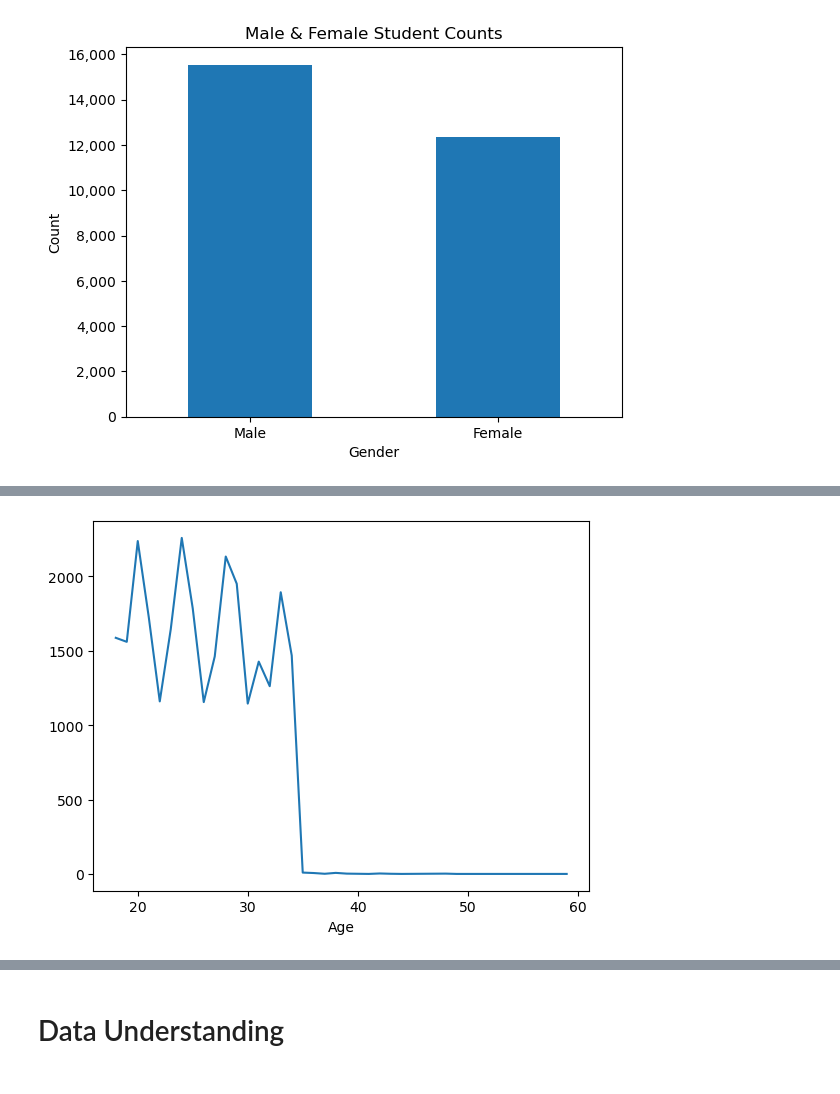
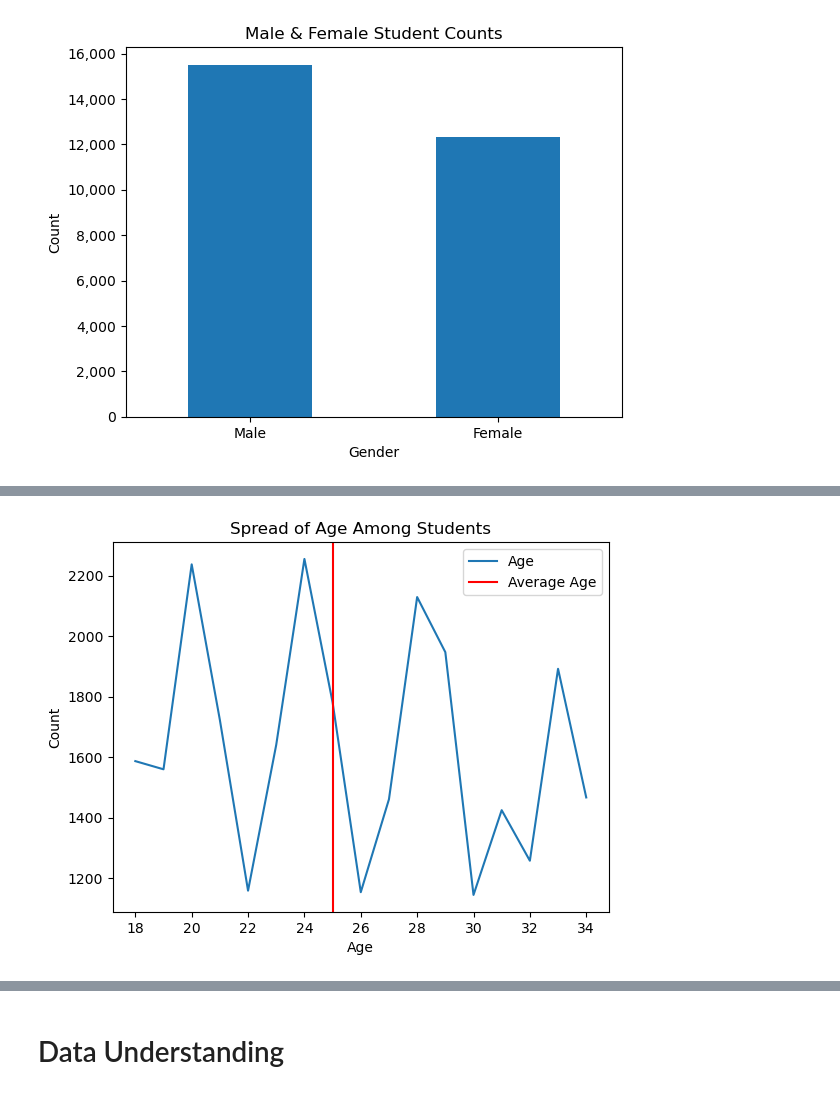
Before and after one commit to Djohnson1313/predicting_student_depression, a Jupyter notebook: predicting_student_depression.ipynb, the cells around one changed output, grey strips where cells are left out. Cells and saved outputs as stored; diff of their text form; code cells hidden in the pictures.

```diff
--- a/predicting_student_depression.ipynb
+++ b/predicting_student_depression.ipynb
@@ -51,0 +55,6 @@ df = pd.read_csv('student_depression_data.zip')
+# %%
+# this line of code removes the outliers of age in the dataset
+df = df[df['Age'] <= 34]
+# %%
+# this line of code removes entries that are not students, as non-student entries are a very small minority
+df = df[df['Profession'] == 'Student']
@@ -74,13 +86,21 @@ plt.show();
 # %%
 fig, ax = plt.subplots()
 
 
-age_line = sorted_df['Age'].value_counts(sort = False)
-age_line.plot(kind = 'line')
+age_line = df['Age'].value_counts().sort_index()
+age_line.plot()
+
+avg = math.floor(sum(df['Age']) / len(df['Age']))
+ax.axvline(avg, color = 'r')
+
+ax.set_title('Spread of Age Among Students')
+ax.set_ylabel('Count')
+
+plt.legend(['Age','Average Age'])
 
 plt.show();
 # %% [output]
-[figure, old version]
+[figure, new version]
 # %%
 df['Age'].value_counts().sort_index()
 # %% [output]
```
Also changed, not shown: parts of 14 cells of this notebook.
